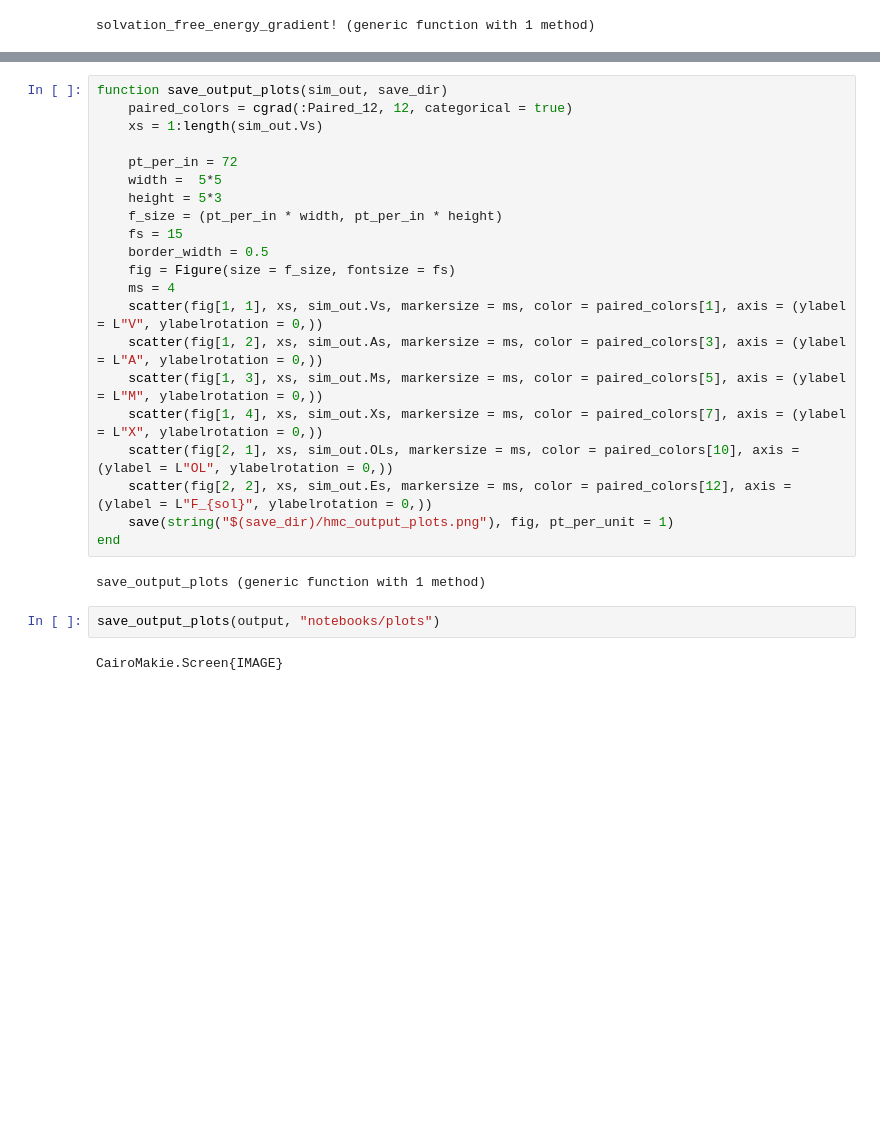
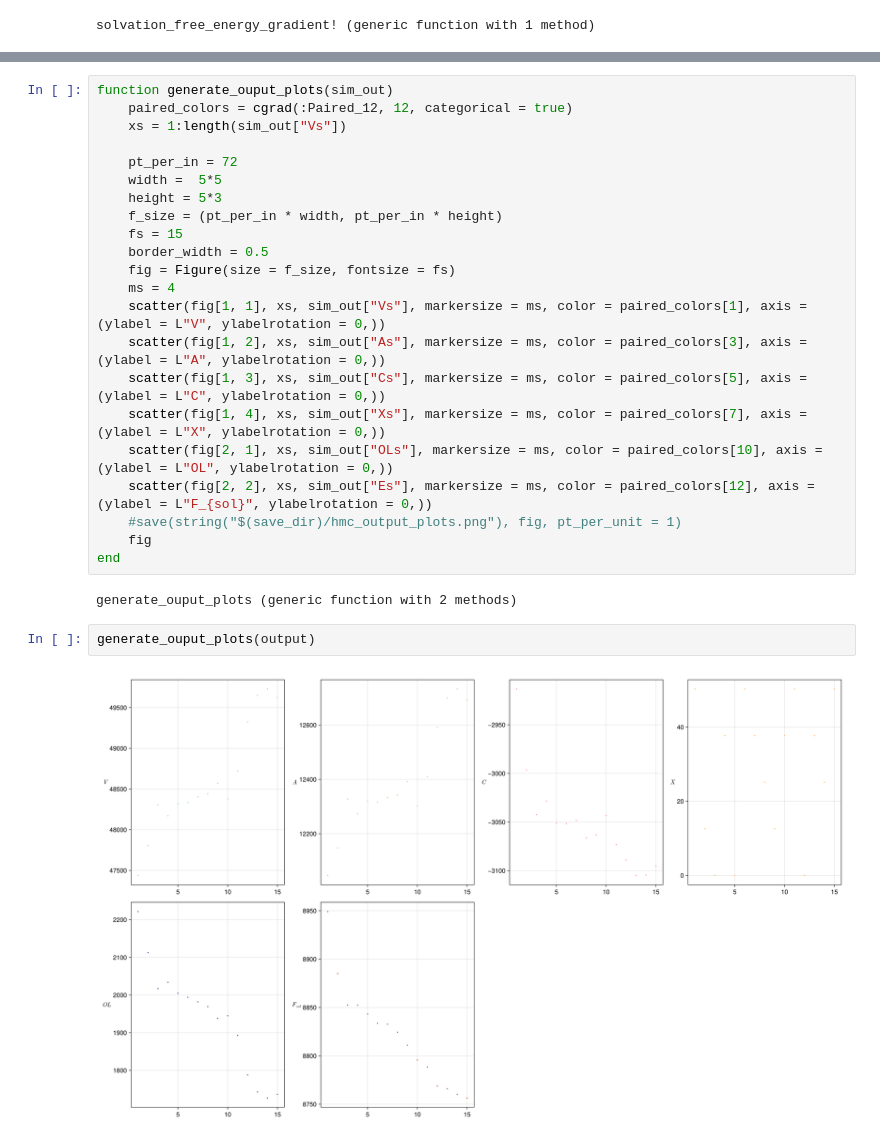
Before and after one commit to IvanSpirandelli/MorphoMolNotebooks, a Jupyter notebook: notebooks/examples/hmc/proteins_in_solvation.ipynb, the cells around one changed output, grey strips where cells are left out. Drawn from its saved outputs; the diff is of its cells as text; blank space fills up the shorter version.

```diff
--- a/notebooks/examples/hmc/proteins_in_solvation.ipynb
+++ b/notebooks/examples/hmc/proteins_in_solvation.ipynb
@@ -127,8 +125,8 @@ for (i, state) in enumerate(output.states)
 end
 # %%
-function save_output_plots(sim_out, save_dir)
+function generate_ouput_plots(sim_out)
     paired_colors = cgrad(:Paired_12, 12, categorical = true)
-    xs = 1:length(sim_out.Vs)
+    xs = 1:length(sim_out["Vs"])
 
     pt_per_in = 72
     width =  5*5
@@ -138,17 +136,18 @@ function save_output_plots(sim_out, save_dir)
     border_width = 0.5
     fig = Figure(size = f_size, fontsize = fs)
     ms = 4
-    scatter(fig[1, 1], xs, sim_out.Vs, markersize = ms, color = paired_colors[1], axis = (ylabel = L"V", ylabelrotation = 0,))
-    scatter(fig[1, 2], xs, sim_out.As, markersize = ms, color = paired_colors[3], axis = (ylabel = L"A", ylabelrotation = 0,))
-    scatter(fig[1, 3], xs, sim_out.Ms, markersize = ms, color = paired_colors[5], axis = (ylabel = L"M", ylabelrotation = 0,))
-    scatter(fig[1, 4], xs, sim_out.Xs, markersize = ms, color = paired_colors[7], axis = (ylabel = L"X", ylabelrotation = 0,))
-    scatter(fig[2, 1], xs, sim_out.OLs, markersize = ms, color = paired_colors[10], axis = (ylabel = L"OL", ylabelrotation = 0,))
-    scatter(fig[2, 2], xs, sim_out.Es, markersize = ms, color = paired_colors[12], axis = (ylabel = L"F_{sol}", ylabelrotation = 0,))
-    save(string("$(save_dir)/hmc_output_plots.png"), fig, pt_per_unit = 1)
+    scatter(fig[1, 1], xs, sim_out["Vs"], markersize = ms, color = paired_colors[1], axis = (ylabel = L"V", ylabelrotation = 0,))
+    scatter(fig[1, 2], xs, sim_out["As"], markersize = ms, color = paired_colors[3], axis = (ylabel = L"A", ylabelrotation = 0,))
+    scatter(fig[1, 3], xs, sim_out["Cs"], markersize = ms, color = paired_colors[5], axis = (ylabel = L"C", ylabelrotation = 0,))
+    scatter(fig[1, 4], xs, sim_out["Xs"], markersize = ms, color = paired_colors[7], axis = (ylabel = L"X", ylabelrotation = 0,))
+    scatter(fig[2, 1], xs, sim_out["OLs"], markersize = ms, color = paired_colors[10], axis = (ylabel = L"OL", ylabelrotation = 0,))
+    scatter(fig[2, 2], xs, sim_out["Es"], markersize = ms, color = paired_colors[12], axis = (ylabel = L"F_{sol}", ylabelrotation = 0,))
+    #save(string("$(save_dir)/hmc_output_plots.png"), fig, pt_per_unit = 1)
+    fig
 end
 # %% [output]
-save_output_plots (generic function with 1 method)
+generate_ouput_plots (generic function with 2 methods)
-# %%
-save_output_plots(output, "notebooks/plots")
-# %% [output]
-CairoMakie.Screen{IMAGE}
+# %%
+generate_ouput_plots(output)
+# %% [output]
+[figure, added]
```
Also changed, not shown: parts of 7 cells of this notebook, 25 other files.
